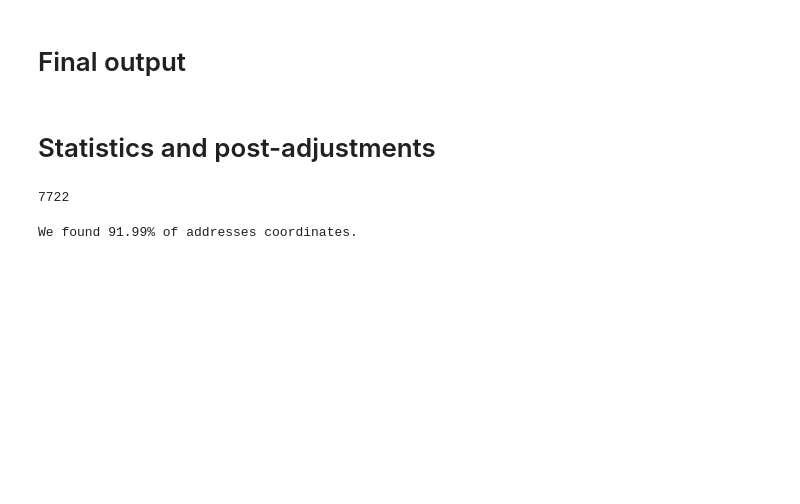
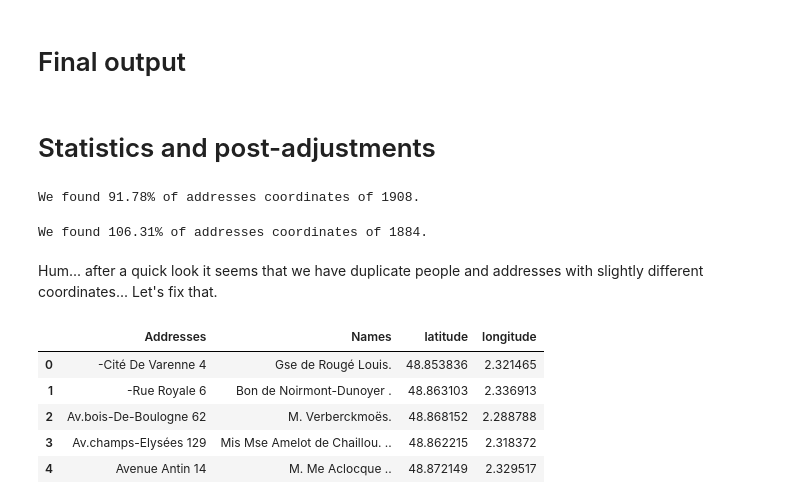
Before and after one commit to AndreaScalisi/FDH, a Jupyter notebook: get_coord.ipynb, the cells around one changed output. Drawn from its saved outputs; the diff is of its cells as text; code cells hidden in the pictures; blank space fills up the shorter version.

Commit message:
All addresses coordinates found

```diff
--- a/get_coord.ipynb
+++ b/get_coord.ipynb
@@ -262,17 +282,41 @@ final_1884.to_csv('data/final_1884.csv', header=True, index=None)
 # %% [markdown]
 # Statistics and post-adjustments
 # %%
-# We noticed that some addresses were only numbers and were still found with geopy. Here is an adjustment
+# We noticed that some addresses from 1908 and 1884 were only numbers and were still found with geopy.
+# Here is an adjustment
 final_1908 = pd.read_csv('data/final_1908.csv')
-final_1908 = final_1908[[len(x.replace(' ', '')) > 3 for x in final_1908["Addresses"]]].reset_index(drop = True, inplace=True)
-final_1908 = final_1908[["Addresses", "Names", "latitude", "longitude"]]
+final_1908 = final_1908[[len(x.replace(' ', '')) > 3 for x in final_1908["Addresses"]]]
+final_1908 = final_1908.reset_index()[["Addresses", "Names", "latitude", "longitude"]]
+final_1908.to_csv('data/final_1908.csv', header=True, index=None)
+
+final_1884 = pd.read_csv('data/final_1884.csv')
+final_1884 = final_1884[[len(x.replace(' ', '')) > 4 for x in final_1884["Addresses"]]]
+final_1884 = final_1884.reset_index()[["Addresses", "Names", "latitude", "longitude"]]
+final_1884.to_csv('data/final_1884.csv', header=True, index=None)
-# %%
-
-len(final_1908)
-# %% [output]
-7722
 # %%
 found = len(final_1908)/len(df_1908)*100
-print("We found %0.2f%% of addresses coordinates." %found)
+print("We found %0.2f%% of addresses coordinates of 1908." %found)
 # %% [output]
-We found 91.99% of addresses coordinates.
+We found 91.78% of addresses coordinates of 1908.
+# %%
+found = len(final_1884)/len(df_1884)*100
+print("We found %0.2f%% of addresses coordinates of 1884." %found)
+# %% [output]
+We found 106.31% of addresses coordinates of 1884.
+# %% [markdown]
+Hum... after a quick look it seems that we have duplicate people and addresses with slightly different coordinates... Let's fix that.
+# %%
+final_1884 = final_1884.drop_duplicates()
+final_1884 = final_1884.groupby(["Addresses", "Names"]).mean().reset_index().sort_values("Addresses")
+
+final_1908 = final_1908.drop_duplicates()
+final_1908 = final_1908.groupby(["Addresses", "Names"]).mean().reset_index().sort_values("Addresses")
+# %%
+final_1884.head()
+# %% [output]
+|  | Addresses | Names | latitude | longitude |
+| 0 | -Cité De Varenne 4 | Gse de Rougé Louis. | 48.853836 | 2.321465 |
+| 1 | -Rue Royale 6 | Bon de Noirmont-Dunoyer . | 48.863103 | 2.336913 |
+| 2 | Av.bois-De-Boulogne 62 | M. Verberckmoës. | 48.868152 | 2.288788 |
+| 3 | Av.champs-Elysées 129 | Mis Mse Amelot de Chaillou. .. | 48.862215 | 2.318372 |
+| 4 | Avenue Antin 14 | M. Me Aclocque .. | 48.872149 | 2.329517 |
```
Also changed, not shown: parts of 9 cells of this notebook, 5 other files.
